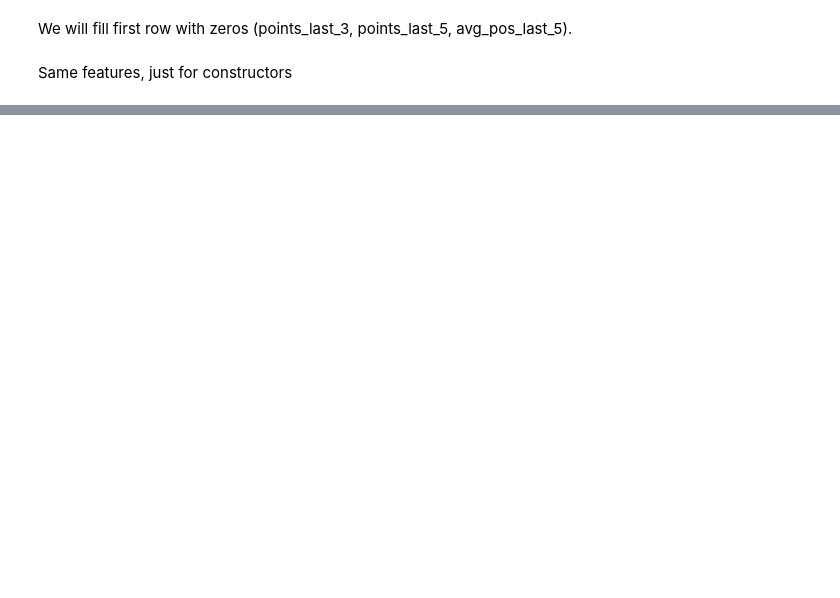
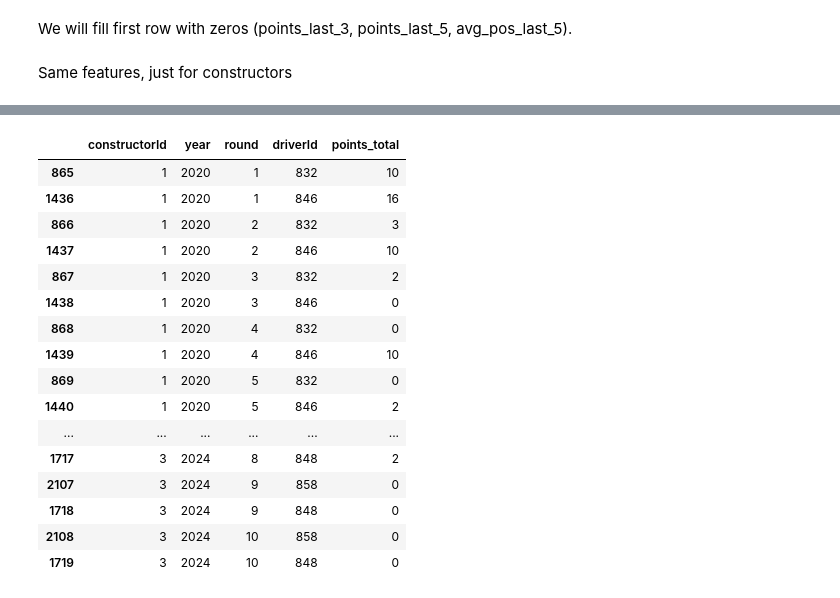
Before and after one commit to Ognjeniii/f1-predictions, a Jupyter notebook: F1.ipynb, the cells around one changed output, grey strips where cells are left out. Drawn from its saved outputs; the diff is of its cells as text; code cells hidden in the pictures; blank space fills up the shorter version.

```diff
--- a/F1.ipynb
+++ b/F1.ipynb
@@ -800,9 +825,25 @@ Same features, just for constructors
 # %%
-# df['team_points_last_5'] = (
-#     df
-#     .groupby('constructorId')['points_total']
-#     .shift(1)
-#     .rolling(5, min_periods=1)
-#     .sum()
-# )
+team_race_points = (
+    df
+    .groupby(['constructorId', 'year', 'round'], as_index=False)
+    .agg(team_points=('points_total', 'sum'))
+)
+# %%
+team_race_points = team_race_points.sort_values(
+    ['constructorId', 'year', 'round']
+)
+
+team_race_points['team_points_last_5'] = (
+    team_race_points
+    .groupby('constructorId')['team_points']
+    .transform(lambda x: x.shift(1).rolling(5, min_periods=1).mean())
+)
+# %%
+df = df.merge(
+    team_race_points[
+        ['constructorId', 'year', 'round', 'team_points_last_5']
+    ],
+    on=['constructorId', 'year', 'round'],
+    how='left'
+)
 # %%
@@ -810,4 +858,4 @@ Same features, just for constructors
 # %%
 # df[(df["final_position_num"] > 10) & (df["rank"] == 1)]
 # %%
-df.head()
+df = df.sort_values(['constructorId'])
@@ -820,0 +862,22 @@ df.head()
+# %%
+df[
+    ['constructorId', 'year', 'round', 'driverId', 'points_total']
+].sort_values(['constructorId', 'year', 'round'])
+# %% [output]
+|  | constructorId | year | round | driverId | points_total |
+| 865 | 1 | 2020 | 1 | 832 | 10 |
+| 1436 | 1 | 2020 | 1 | 846 | 16 |
+| 866 | 1 | 2020 | 2 | 832 | 3 |
+| 1437 | 1 | 2020 | 2 | 846 | 10 |
+| 867 | 1 | 2020 | 3 | 832 | 2 |
+| 1438 | 1 | 2020 | 3 | 846 | 0 |
+| 868 | 1 | 2020 | 4 | 832 | 0 |
+| 1439 | 1 | 2020 | 4 | 846 | 10 |
+| 869 | 1 | 2020 | 5 | 832 | 0 |
+| 1440 | 1 | 2020 | 5 | 846 | 2 |
+| ... | ... | ... | ... | ... | ... |
+| 1717 | 3 | 2024 | 8 | 848 | 2 |
+| 2107 | 3 | 2024 | 9 | 858 | 0 |
+| 1718 | 3 | 2024 | 9 | 848 | 0 |
+| 2108 | 3 | 2024 | 10 | 858 | 0 |
+| 1719 | 3 | 2024 | 10 | 848 | 0 |
```
Also changed, not shown: parts of 7 cells of this notebook.
